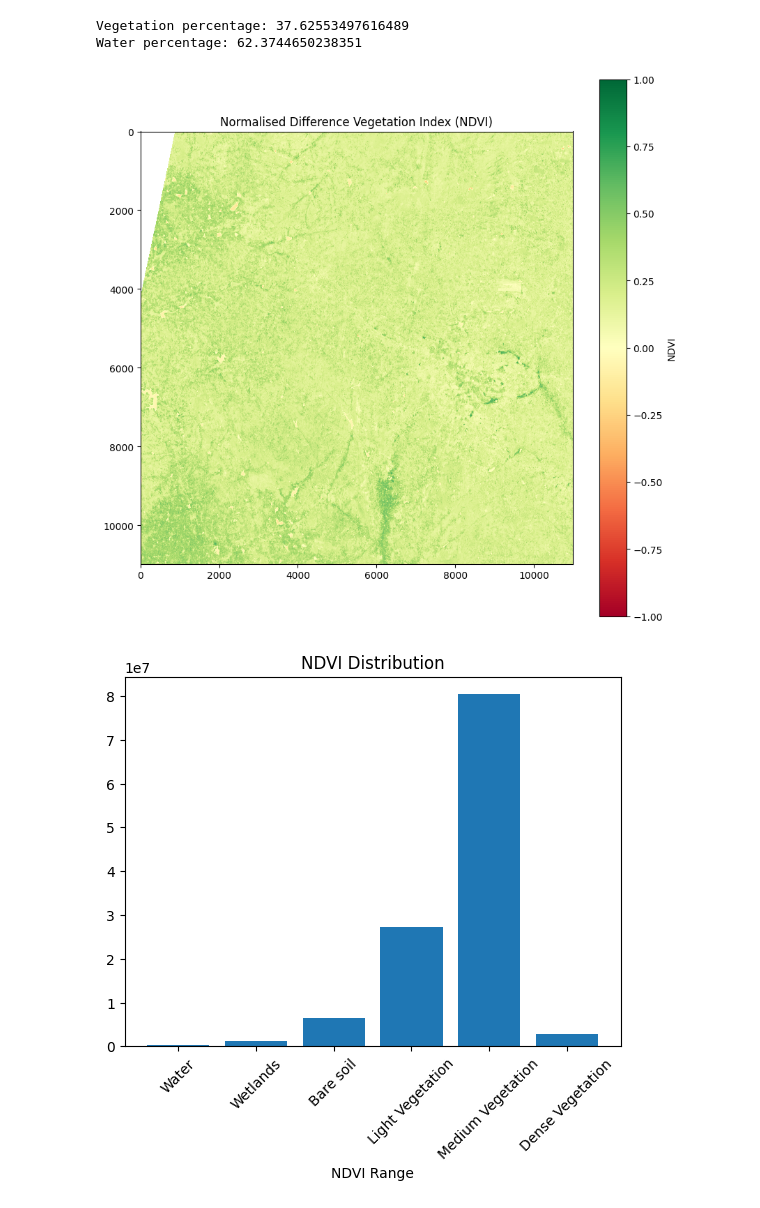
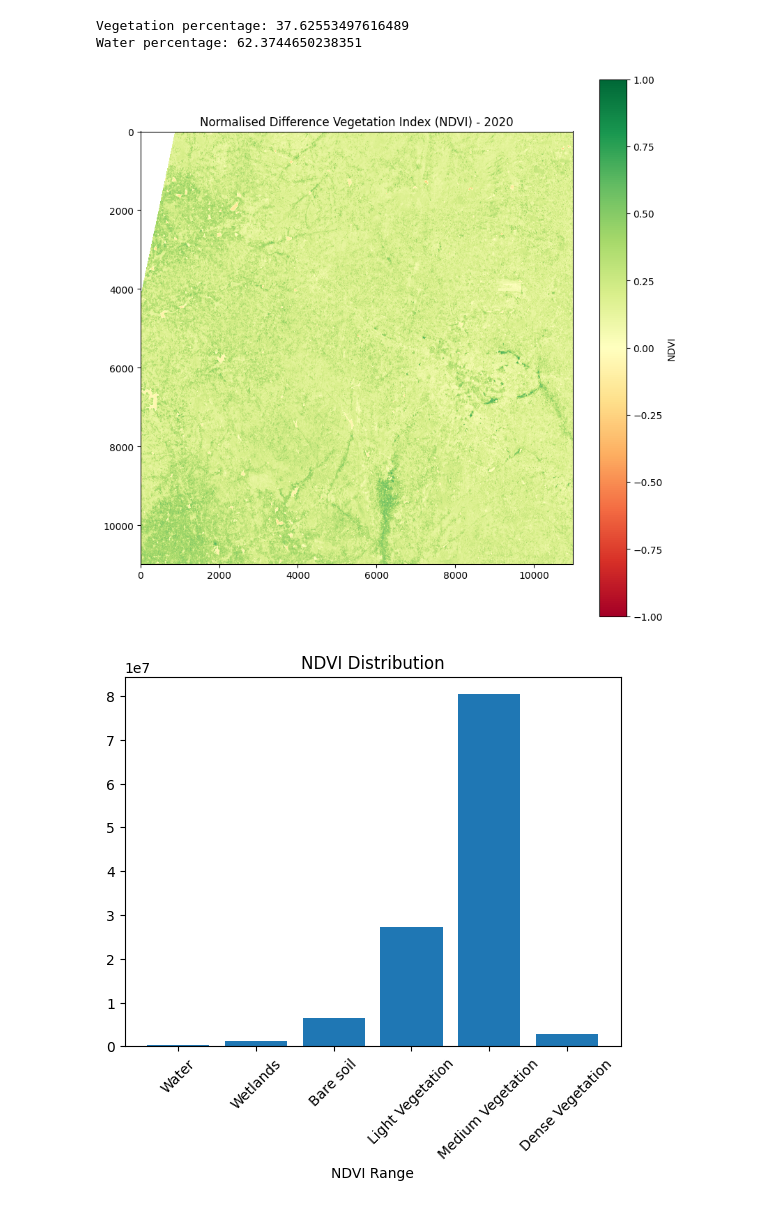
Before and after one commit to rojaa004/Lead-Scoring-Case-Study, a Jupyter notebook: NDVI_SMI.ipynb, the cells around one changed output. Saved outputs shown, nothing was run; the diff lists cells and outputs as text; code cells hidden in the pictures.

```diff
--- a/NDVI_SMI.ipynb
+++ b/NDVI_SMI.ipynb
@@ -112,12 +158,12 @@ ndvi1 = (nir_band1 - red_band1) / (nir_band1+red_band1)
 # %%
 #Show NDVI
 plt.figure(figsize=(10,10))
 plt.imshow(ndvi1, cmap='RdYlGn')
 plt.colorbar(label='NDVI')
-plt.title('Normalised Difference Vegetation Index (NDVI)')
+plt.title('Normalised Difference Vegetation Index (NDVI) - 2020')
 plt.show()
 # %% [output]
-[figure, old version]
+[figure, new version]
 # %%
 # Bar chart with values seperated based on the pixel value
 
```
Also changed, not shown: parts of 6 cells of this notebook.
